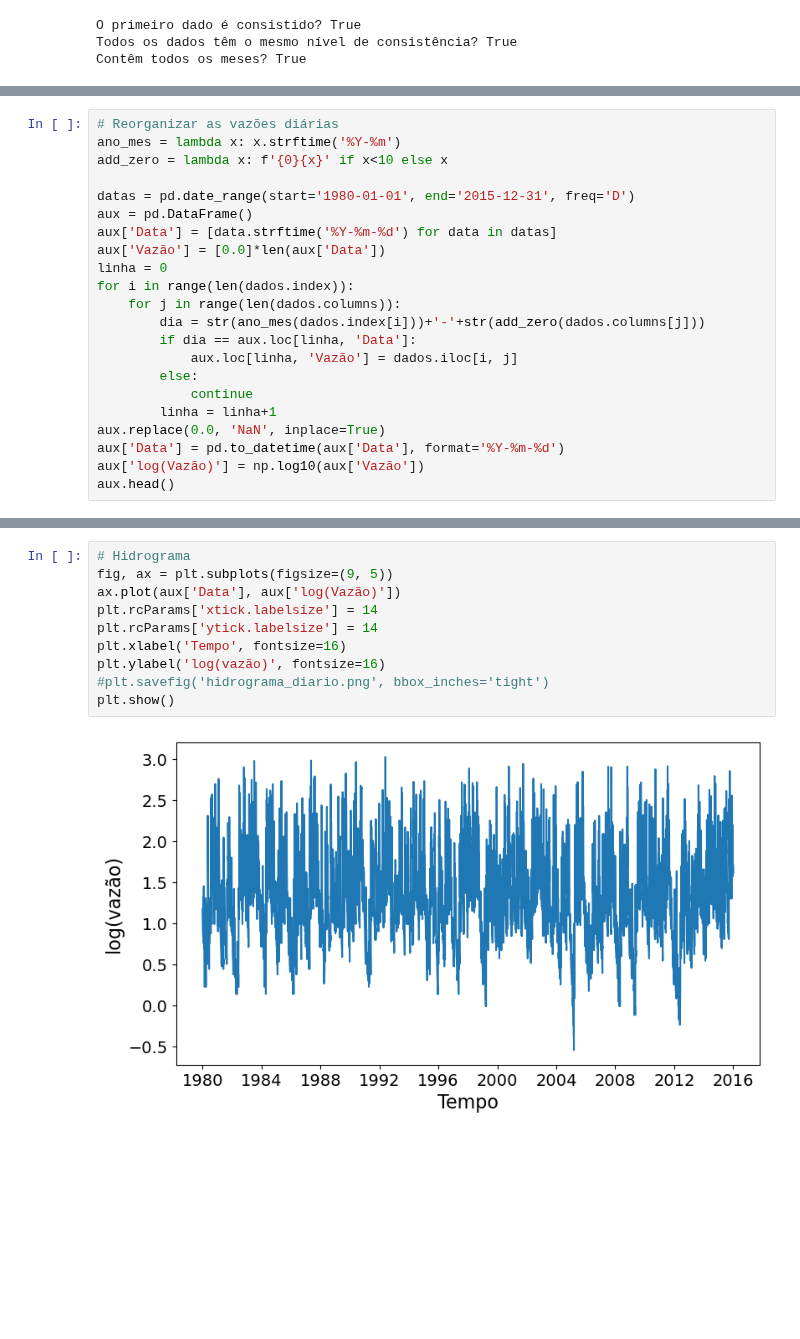
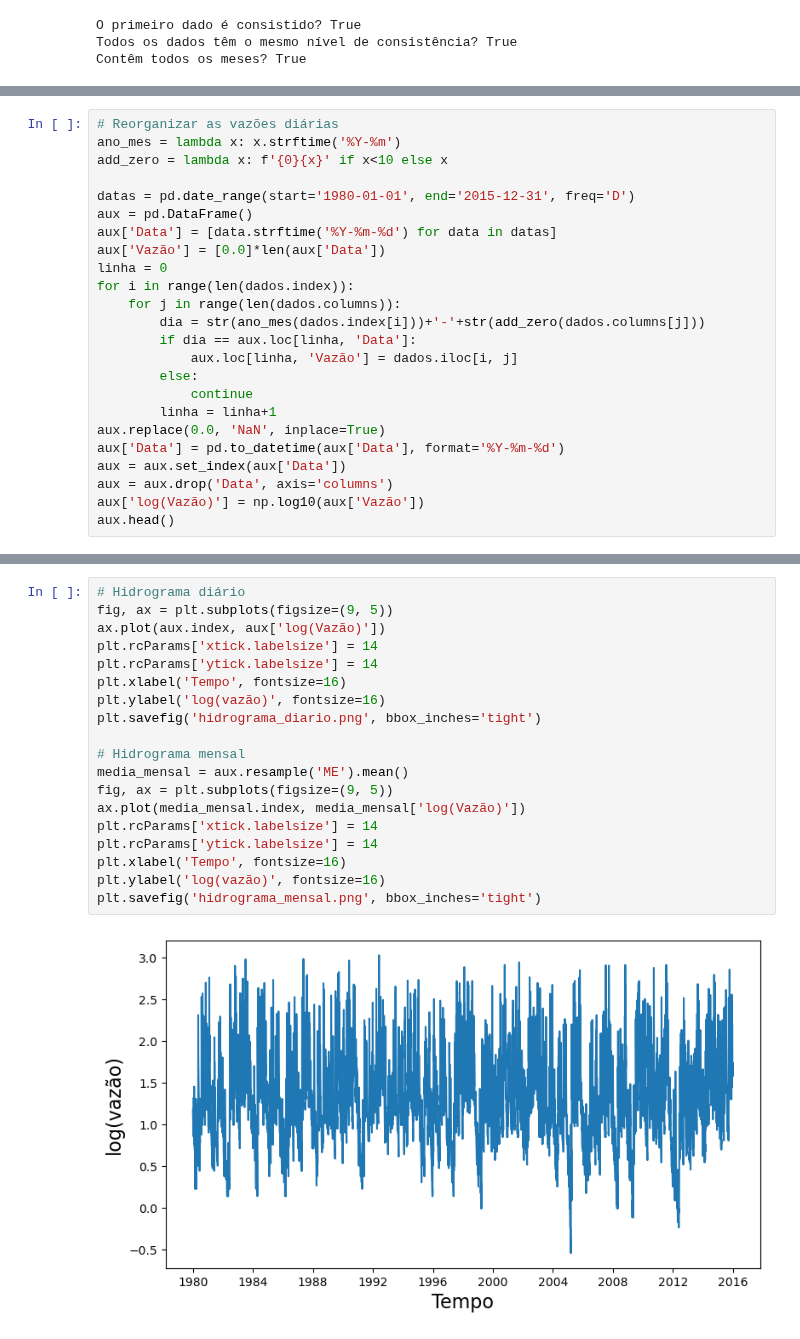
Before and after one commit to vitoria20241/Hidrologia, a Jupyter notebook: Notebooks/Trabalho_02.ipynb, the cells around one changed output, grey strips where cells are left out. Cells and saved outputs as stored; diff of their text form; blank space fills up the shorter version.

```diff
--- a/Notebooks/Trabalho_02.ipynb
+++ b/Notebooks/Trabalho_02.ipynb
@@ -86,6 +60,8 @@ for i in range(len(dados.index)):
         linha = linha+1
 aux.replace(0.0, 'NaN', inplace=True)
 aux['Data'] = pd.to_datetime(aux['Data'], format='%Y-%m-%d')
+aux = aux.set_index(aux['Data'])
+aux = aux.drop('Data', axis='columns')
 aux['log(Vazão)'] = np.log10(aux['Vazão'])
 aux.head()
 # %% [output]
@@ -98,12 +75,21 @@ aux.head()
 # %%
-# Hidrograma
+# Hidrograma diário
 fig, ax = plt.subplots(figsize=(9, 5))
-ax.plot(aux['Data'], aux['log(Vazão)'])
+ax.plot(aux.index, aux['log(Vazão)'])
 plt.rcParams['xtick.labelsize'] = 14
 plt.rcParams['ytick.labelsize'] = 14
 plt.xlabel('Tempo', fontsize=16)
 plt.ylabel('log(vazão)', fontsize=16)
-#plt.savefig('hidrograma_diario.png', bbox_inches='tight')
-plt.show()
+plt.savefig('hidrograma_diario.png', bbox_inches='tight')
+
+# Hidrograma mensal
+media_mensal = aux.resample('ME').mean()
+fig, ax = plt.subplots(figsize=(9, 5))
+ax.plot(media_mensal.index, media_mensal['log(Vazão)'])
+plt.rcParams['xtick.labelsize'] = 14
+plt.rcParams['ytick.labelsize'] = 14
+plt.xlabel('Tempo', fontsize=16)
+plt.ylabel('log(vazão)', fontsize=16)
+plt.savefig('hidrograma_mensal.png', bbox_inches='tight')
 # %% [output]
-[figure, old version]
+[figure, new version]
```
Also changed, not shown: parts of 10 cells of this notebook.
